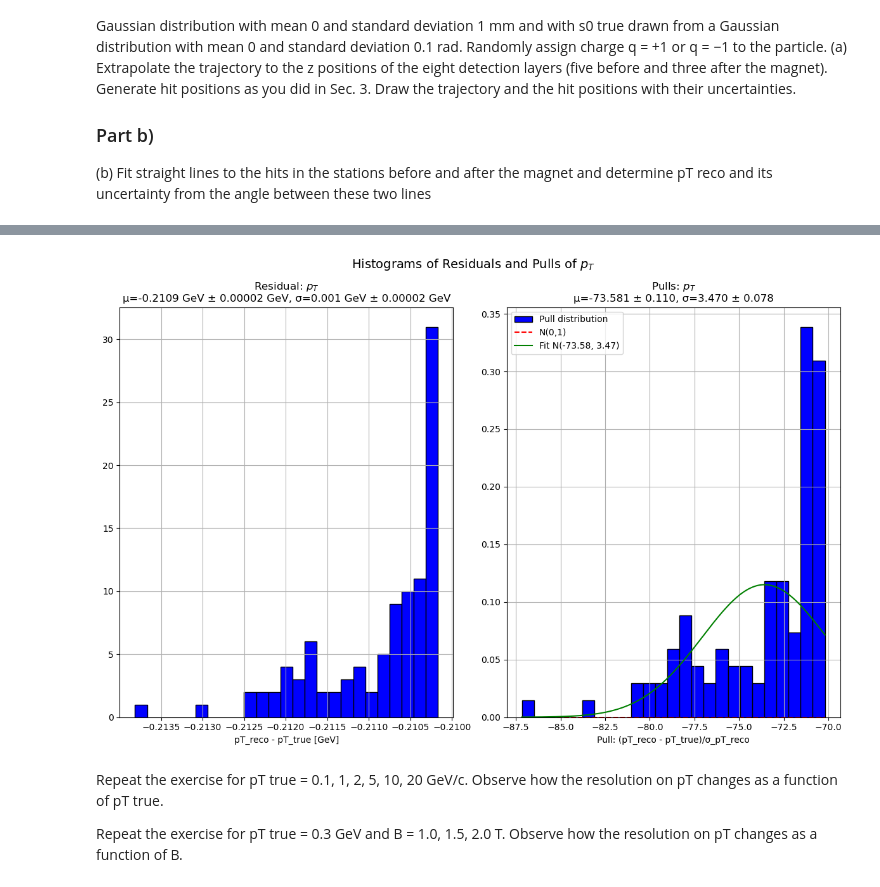
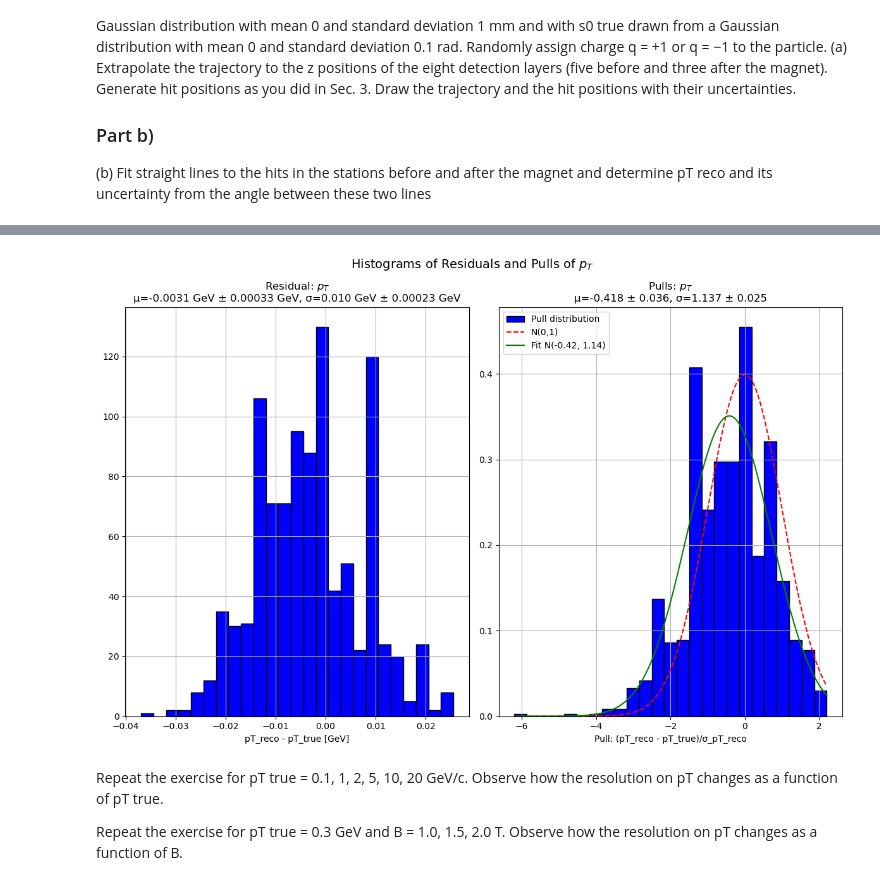
Before and after one commit to manueltuor/DAII, a Jupyter notebook: Momentum_Resolution_full_project_extended.ipynb, the cells around one changed output, grey strips where cells are left out. Saved outputs shown, nothing was run; the diff lists cells and outputs as text; code cells hidden in the pictures.

```diff
--- a/Momentum_Resolution_full_project_extended.ipynb
+++ b/Momentum_Resolution_full_project_extended.ipynb
@@ -289,7 +290,7 @@ B = 0.5                    # magnetic field intensity in T
 cell_width = 0.0005        # 500 micrometers in metres
 z_start_after_B = n_beforeB*D_z + L      # position of the first plane after B field in m
 pT_true = 0.3 #e9                # transverse momentum in GeV
-nr_trajectories = 100
+nr_trajectories = 1000
 
 # Constants
 q = const.e                # charge of the electron in CC
@@ -629,7 +665,8 @@ Randomly assign charge q = +1 or q = −1 to the particle.
 #np.random.seed(10)
 plt.figure(figsize=(12,6))
 # Specify the numbers of trajectories to be generated
-z_positions_before_B, z_positions_after_B, x_positions_before_B, x_positions_after_B, grid_before_B, grid_after_B, true_traj_z_before_B, true_traj_z_after_B, reco_traj_z_before_B, reco_traj_z_after_B, cells_hit_middle_before_B, cells_hit_middle_after_B, std_hit, s_after_B, std_x0_reco_before_B, std_s0_reco_before_B, std_x0_reco_after_B, std_s0_reco_after_B, s0, q = simulate_trajectories(nr_trajectories, pT_true, B)
+z_positions_before_B, z_positions_after_B, x_positions_before_B, x_positions_after_B, grid_before_B, grid_after_B, true_traj_z_before_B, true_traj_z_after_B, reco_traj_z_before_B, reco_traj_z_after_B, cells_hit_middle_before_B, cells_hit_middle_after_B, std_hit, s_after_B, s0_reco_before_B, s0_reco_after_B, std_x0_reco_before_B, std_s0_reco_before_B, std_x0_reco_after_B, std_s0_reco_after_B, s0, q = simulate_trajectories(nr_trajectories, pT_true, B)
+
 
 display_simulation(z_positions_before_B, z_positions_after_B, x_positions_before_B, x_positions_after_B, grid_before_B, grid_after_B, true_traj_z_before_B, true_traj_z_after_B, reco_traj_z_before_B, reco_traj_z_after_B, cells_hit_middle_before_B, cells_hit_middle_after_B, std_hit, s_after_B, std_x0_reco_before_B, std_s0_reco_before_B, std_x0_reco_after_B, std_s0_reco_after_B, s0, q, nr_trajectories)
 # %% [output]
@@ -640,9 +677,9 @@ pT_reco_list = []
 pT_reco_err_list = []
 
 for i in range(nr_trajectories):
-    pT_reco, pT_reco_err = compute_pT_reco(s0[i], s_after_B[i], std_s0_reco_before_B[i], std_s0_reco_after_B[i], q)
-    pT_reco_list.append(pT_reco * const.c / 1e9)
-    pT_reco_err_list.append(pT_reco_err * const.c / 1e9)
+    pT_reco, pT_reco_err = compute_pT_reco(s0_reco_before_B[i], s0_reco_after_B[i], std_s0_reco_before_B[i], std_s0_reco_after_B[i], q)
+    pT_reco_list.append(pT_reco) # * const.c / 1e9
+    pT_reco_err_list.append(pT_reco_err) # * const.c / 1e9
 
 # Convert the result in GeV
 pT_reco_list = np.array(pT_reco_list)   # GeV
@@ -677,34 +714,34 @@ std_pulls_pT = np.std(pulls_pT)
 
 # Uncertainties of estimators of pulls assuming gaussian distribution
 mean_pulls_pT_error = std_pulls_pT/np.sqrt(n_trajectories)
 std_pulls_pT_error = std_pulls_pT/np.sqrt(2 * n_trajectories - 2)
 
 # 2x2 subplot figure
 fig, axs = plt.subplots(1, 2, figsize=(12, 8))
 
 # Plot the distribution of the residuals as histograms
 axs[0].hist(resi_pT, bins = 25, color = "blue", edgecolor = "black")
 axs[0].set_title(f"Residual: $p_T$\nμ={mean_resi_pT:.4f} GeV ± {mean_resi_pT_error:.5f} GeV, σ={std_resi_pT:.3f} GeV ± {std_resi_pT_error:.5f} GeV")
 axs[0].set_xlabel("pT_reco - pT_true [GeV]")
 axs[0].grid()
 
 # Plot the distribution of the pulls as histograms with overlayed Gaussian distributions
 axs[1].hist(pulls_pT, bins=25, density=True, color="blue", edgecolor="black", label="Pull distribution")
 x_vals = np.linspace(min(pulls_pT), max(pulls_pT), 500)
 axs[1].plot(x_vals, norm.pdf(x_vals, 0, 1), 'r--', label="N(0,1)")
 axs[1].plot(x_vals, norm.pdf(x_vals, mean_pulls_pT, std_pulls_pT), 'g-', label=f"Fit N({mean_pulls_pT:.2f}, {std_pulls_pT:.2f})")
 axs[1].set_title(f"Pulls: $p_T$\nμ={mean_pulls_pT:.3f} ± {mean_pulls_pT_error:.3f}, σ={std_pulls_pT:.3f} ± {std_pulls_pT_error:.3f}")
 axs[1].set_xlabel("Pull: (pT_reco - pT_true)/σ_pT_reco")
 axs[1].legend()
 axs[1].grid()
 
 plt.suptitle("Histograms of Residuals and Pulls of $p_T$", fontsize = 14)
 
 plt.tight_layout()
 # plt.savefig("Residuals and Pulls")
 plt.show()
 # %% [output]
-[figure, old version]
+[figure, new version]
 # %% [markdown]
 Repeat the exercise for pT true = 0.1, 1, 2, 5, 10, 20 GeV/c. Observe how the resolution on pT changes as a function of pT true.
 
```
Also changed, not shown: parts of 5 cells of this notebook.
